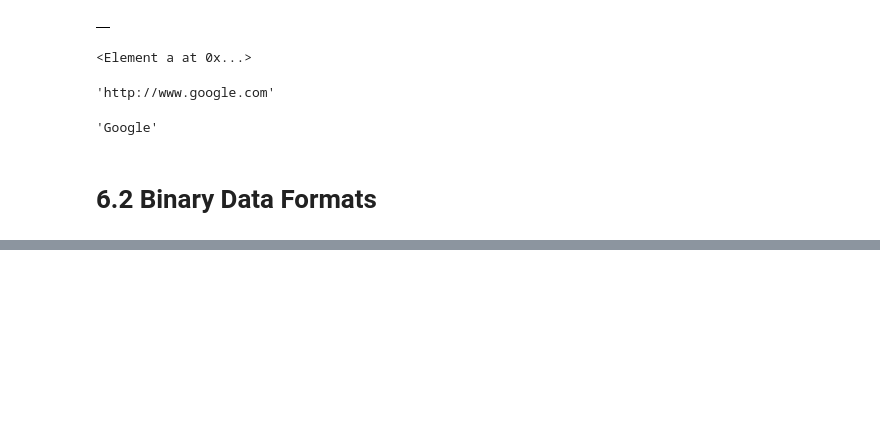
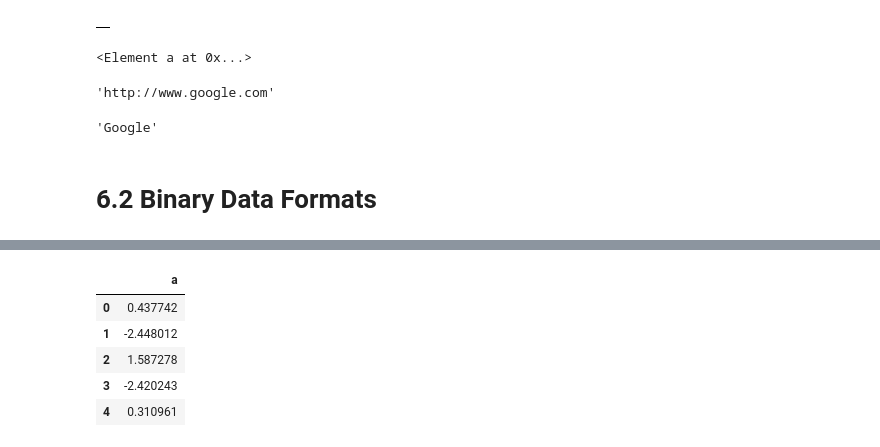
Before and after one commit to JosephKowalski2/WesWrangling, a Jupyter notebook: Chapter6WorkAlong.ipynb, the cells around one changed output, grey strips where cells are left out. Cells and saved outputs as stored; diff of their text form; code cells hidden in the pictures; blank space fills up the shorter version.

```diff
--- a/Chapter6WorkAlong.ipynb
+++ b/Chapter6WorkAlong.ipynb
@@ -476,0 +540,9 @@ root.text
+# %%
+pd.read_hdf('mydata.h5', 'obj3', where = ['index < 5'])
+# %% [output]
+|  | a |
+| 0 | 0.437742 |
+| 1 | -2.448012 |
+| 2 | 1.587278 |
+| 3 | -2.420243 |
+| 4 | 0.310961 |
```
Also changed, not shown: parts of 14 cells of this notebook, 2 other files.
